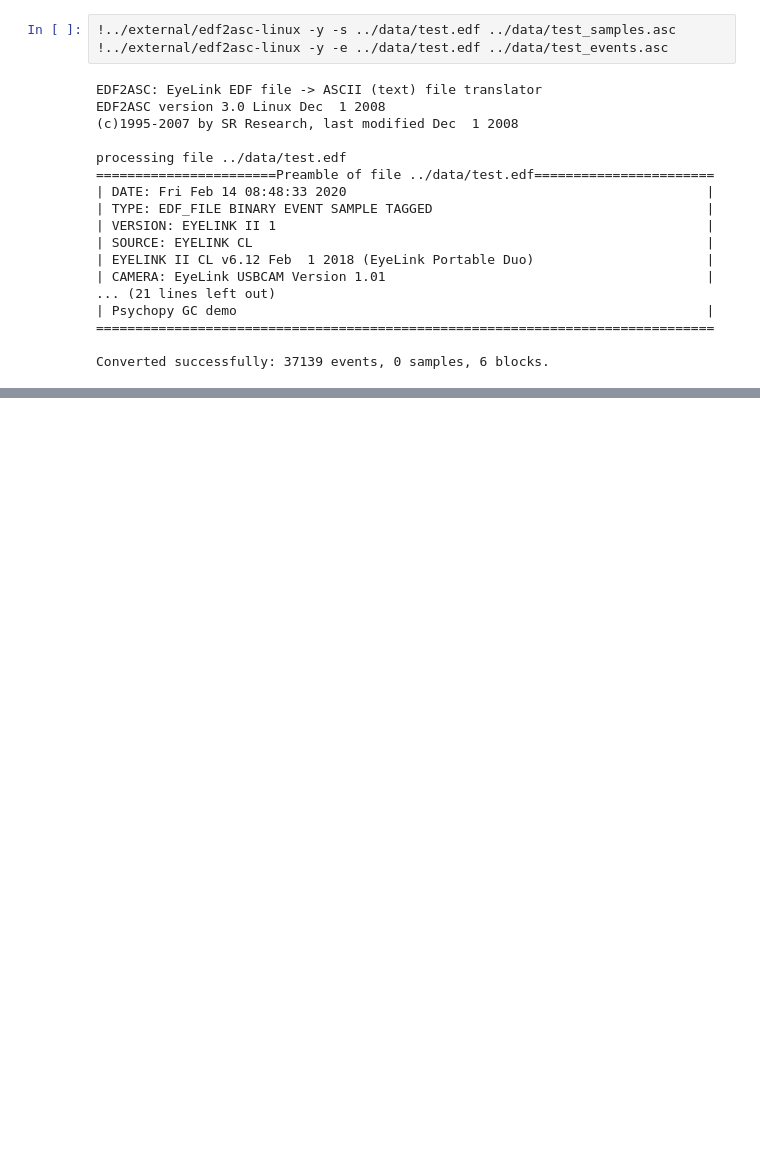
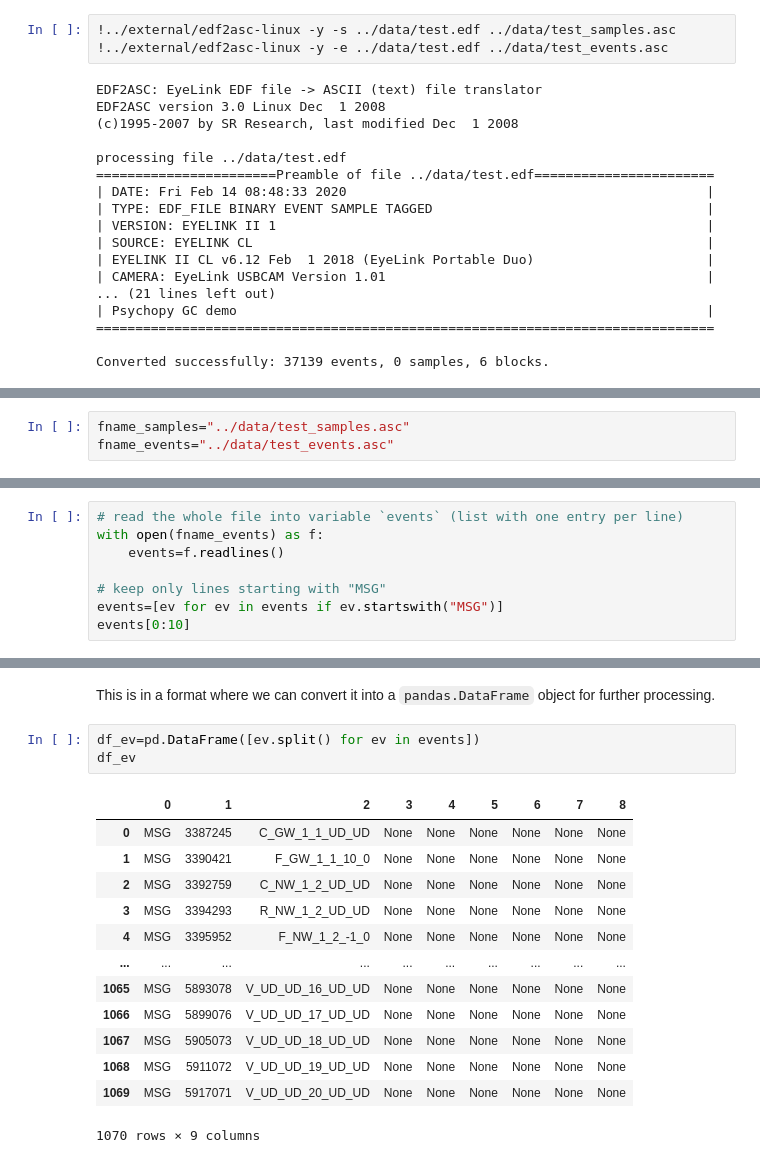
Before and after one commit to ihrke/pypillometry, a Jupyter notebook: docs/importdata.ipynb, the cells around one changed output, grey strips where cells are left out. Cells and saved outputs as stored; diff of their text form; blank space fills up the shorter version.

```diff
--- a/docs/importdata.ipynb
+++ b/docs/importdata.ipynb
@@ -87,0 +40,3 @@ res.status_code
+# %%
+fname_samples="../data/test_samples.asc"
+fname_events="../data/test_events.asc"
@@ -87,0 +125,8 @@ res.status_code
+# %%
+# read the whole file into variable `events` (list with one entry per line)
+with open(fname_events) as f:
+    events=f.readlines()
+
+# keep only lines starting with "MSG"
+events=[ev for ev in events if ev.startswith("MSG")]
+events[0:10]
@@ -87,0 +161,19 @@ res.status_code
+# %% [markdown]
+This is in a format where we can convert it into a `pandas.DataFrame` object for further processing.
+# %%
+df_ev=pd.DataFrame([ev.split() for ev in events])
+df_ev
+# %% [output]
+|  | 0 | 1 | 2 | 3 | 4 | 5 | 6 | 7 | 8 |
+| 0 | MSG | 3387245 | C_GW_1_1_UD_UD | None | None | None | None | None | None |
+| 1 | MSG | 3390421 | F_GW_1_1_10_0 | None | None | None | None | None | None |
+| 2 | MSG | 3392759 | C_NW_1_2_UD_UD | None | None | None | None | None | None |
+| 3 | MSG | 3394293 | R_NW_1_2_UD_UD | None | None | None | None | None | None |
+| 4 | MSG | 3395952 | F_NW_1_2_-1_0 | None | None | None | None | None | None |
+| ... | ... | ... | ... | ... | ... | ... | ... | ... | ... |
+| 1065 | MSG | 5893078 | V_UD_UD_16_UD_UD | None | None | None | None | None | None |
+| 1066 | MSG | 5899076 | V_UD_UD_17_UD_UD | None | None | None | None | None | None |
+| 1067 | MSG | 5905073 | V_UD_UD_18_UD_UD | None | None | None | None | None | None |
+| 1068 | MSG | 5911072 | V_UD_UD_19_UD_UD | None | None | None | None | None | None |
+| 1069 | MSG | 5917071 | V_UD_UD_20_UD_UD | None | None | None | None | None | None |
+1070 rows × 9 columns
```
Also changed, not shown: parts of 35 cells of this notebook, 22 other files.
